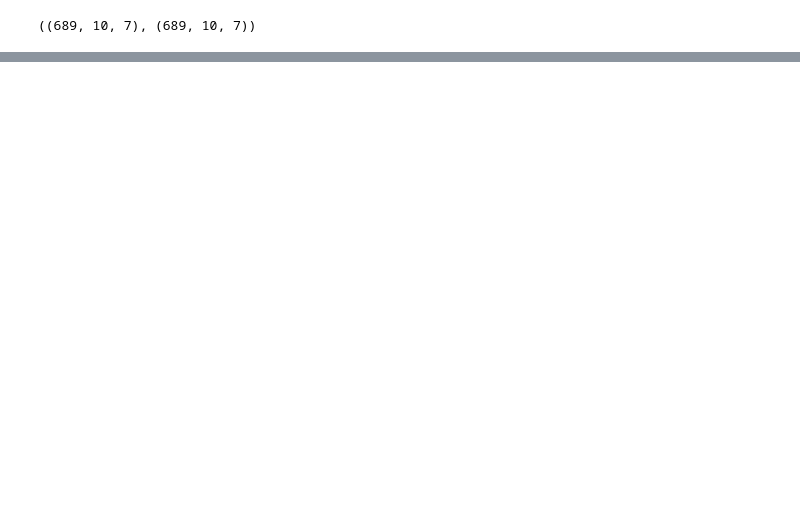
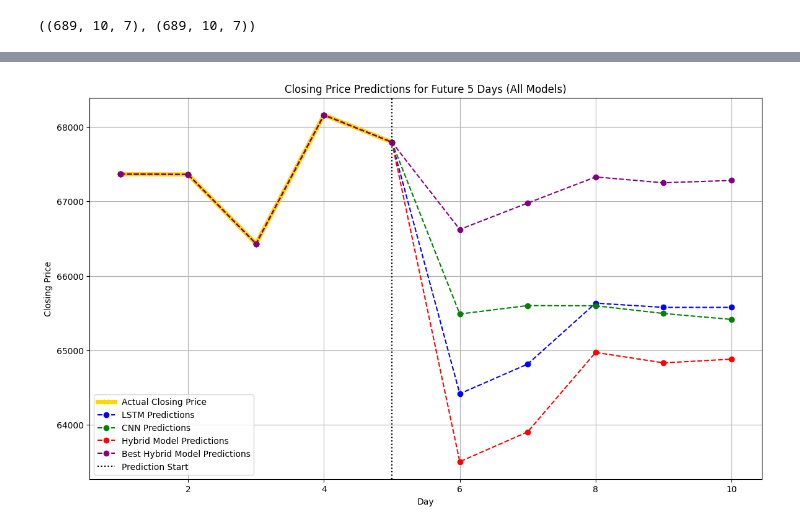
Before and after one commit to gmx369/ML, a Jupyter notebook: [Testing] Neural Network v5.1 x2Core mach TEST.ipynb, the cells around one changed output, grey strips where cells are left out. Drawn from its saved outputs; the diff is of its cells as text; code cells hidden in the pictures; blank space fills up the shorter version.

```diff
--- a/[Testing] Neural Network v5.1 x2Core mach TEST.ipynb
+++ b/[Testing] Neural Network v5.1 x2Core mach TEST.ipynb
@@ -387,7 +389,7 @@ n_features = X_train_lstm.shape[2]   # Number of features in your data
 def build_hybrid_model(hp):
     # LSTM part of the hybrid model
     lstm_input = Input(shape=(n_timesteps, n_features))
-    lstm_units = hp.Int('lstm_units', min_value=32, max_value=128, step=32) # 128
+    lstm_units = hp.Int('lstm_units', min_value=32, max_value=256, step=32) # 128
     lstm_output = LSTM(units=lstm_units, activation='relu')(lstm_input)
     lstm_dropout = hp.Float('lstm_dropout', min_value=0.0, max_value=0.5, step=0.1)
     lstm_output = Dropout(lstm_dropout)(lstm_output)
@@ -416,8 +418,8 @@ def build_hybrid_model(hp):
 tuner = kt.BayesianOptimization(
     build_hybrid_model,
     objective='val_loss',  # We want to minimize validation loss
-    max_trials=10,  # Try 10 different combinations
-    executions_per_trial=2,  # For stability, test each configuration twice
+    max_trials=20,  # 10 different combinations
+    executions_per_trial=3,  # For stability, test each configuration twice
     directory='hybrid_tuning',
     project_name='stock_hybrid'
 )
@@ -528,0 +533,41 @@ Best Hybrid Model Predictions for next 5 days: [65617.14  66066.805 66623.28  66
+# %%
+# Assuming 'y_test' contains the actual closing prices
+last_5_actual = y_test[-5:]
+
+# Convert predictions to a flat array if they aren't already
+future_lstm_predictions = np.array(future_lstm_predictions).flatten()
+future_cnn_predictions = np.array(future_cnn_predictions).flatten()
+future_hybrid_predictions = np.array(future_hybrid_predictions).flatten()
+future_best_hybrid_predictions = np.array(future_best_hybrid_predictions).flatten()
+
+# Extend the range for plotting (for 10 days: last 5 actual + next 5 predictions)
+days = range(1, 11)  # Total 10 days (5 actual + 5 future)
+
+# Combine the actual last 5 days with the predicted 5 days for each model
+actual_and_lstm = np.concatenate([last_5_actual, future_lstm_predictions])
+actual_and_cnn = np.concatenate([last_5_actual, future_cnn_predictions])
+actual_and_hybrid = np.concatenate([last_5_actual, future_hybrid_predictions])
+actual_and_best_hybrid = np.concatenate([last_5_actual, future_best_hybrid_predictions])
+
+# Plot the actual closing prices (first 5 days)
+plt.figure(figsize=(14, 8))
+plt.plot(days[:5], last_5_actual, label='Actual Closing Price', marker='x', color='gold',linewidth=5)
+
+# Plot the predictions starting from day 6 to day 10
+plt.plot(days, actual_and_lstm, label='LSTM Predictions', marker='o', linestyle='--', color='blue')
+plt.plot(days, actual_and_cnn, label='CNN Predictions', marker='o', linestyle='--', color='green')
+plt.plot(days, actual_and_hybrid, label='Hybrid Model Predictions', marker='o', linestyle='--', color='red')
+plt.plot(days, actual_and_best_hybrid, label='Best Hybrid Model Predictions', marker='o', linestyle='--', color='purple')
+
+# Add titles and labels
+plt.title('Closing Price Predictions for Future 5 Days (All Models)')
+plt.xlabel('Day')
+plt.ylabel('Closing Price')
+plt.axvline(x=5, linestyle=':', color='black', label='Prediction Start')  # Line to separate actual from predicted
+plt.legend()
+
+# Show the plot
+plt.grid(True)
+plt.show()
+# %% [output]
+[figure, added]
```
Also changed, not shown: parts of 10 cells of this notebook, 1 other file.
